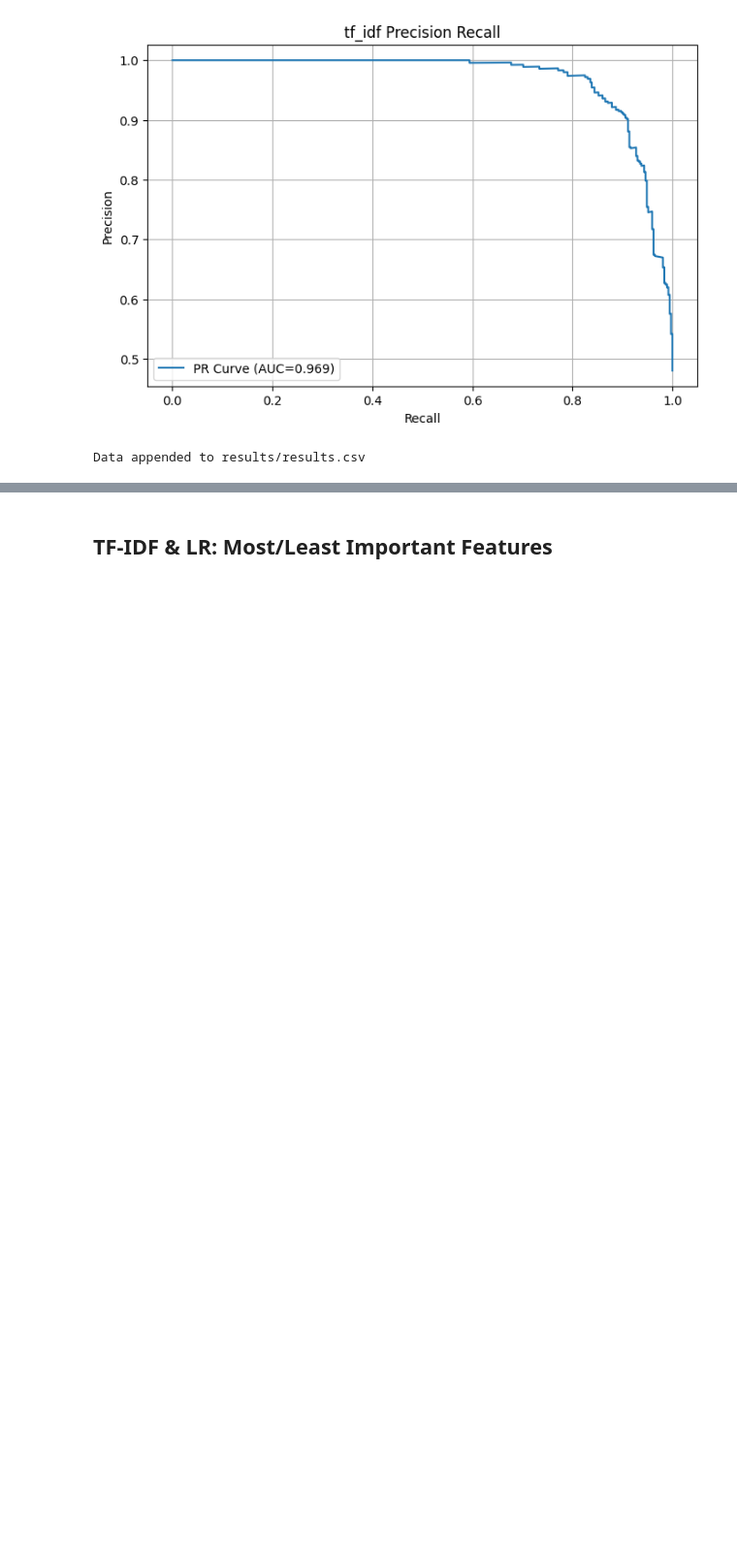
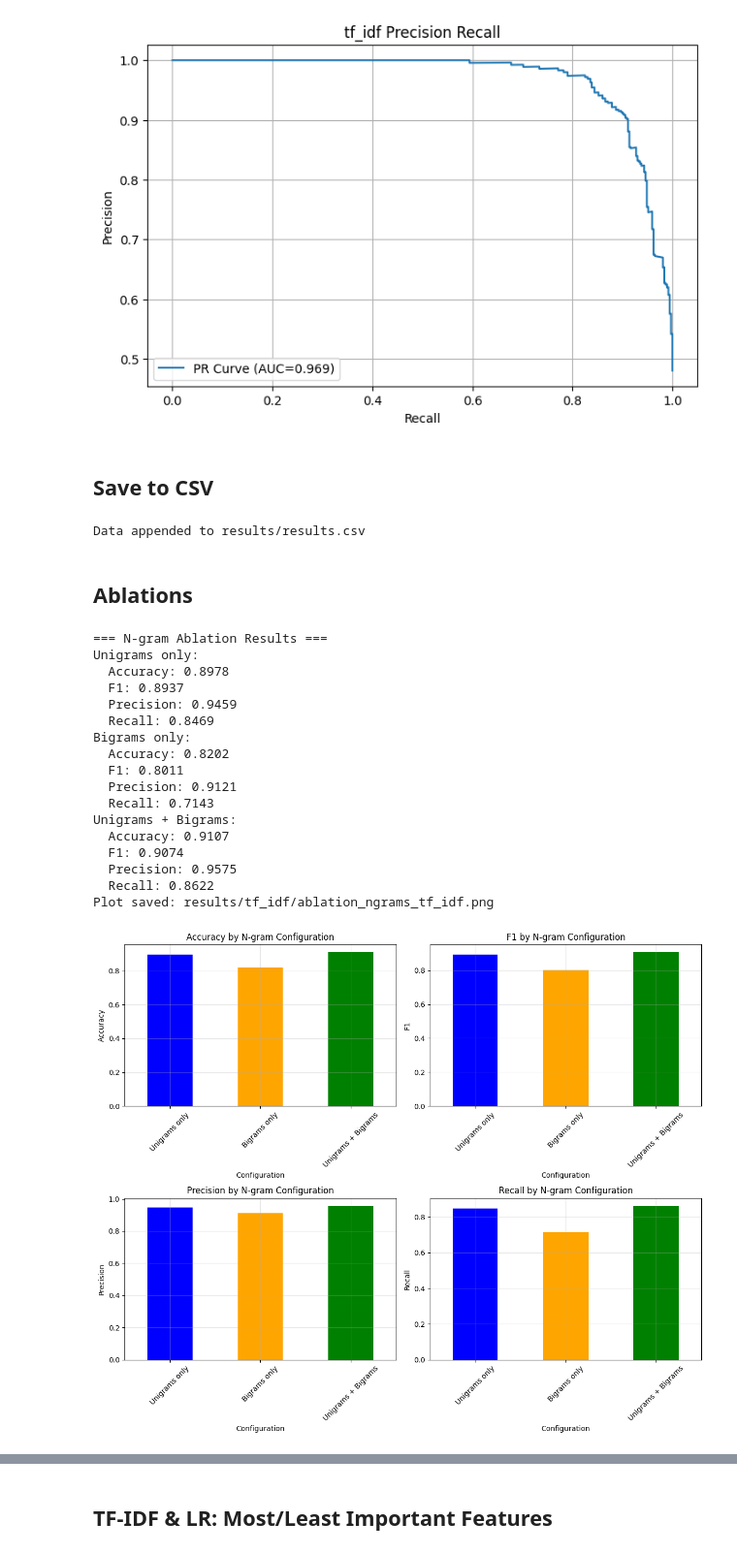
Before and after one commit to GriffinMichalak/nlp-final-project, a Jupyter notebook: tf_idf.ipynb, the cells around one changed output, grey strips where cells are left out. Shown at 97% size. Drawn from its saved outputs; the diff is of its cells as text; code cells hidden in the pictures; blank space fills up the shorter version.

Commit message:
ablations for tf_idf

```diff
--- a/tf_idf.ipynb
+++ b/tf_idf.ipynb
@@ -217,3 +192,5 @@ for min_n, max_n, name in ngram_configs:
+# %% [markdown]
+## Save to CSV
 # %%
 # lastly, save results to csv
 
@@ -223,3 +200,77 @@ row = [MODEL_NAME, precision, recall, f1, accuracy, pr_auc, auc_score]
 helpers.save_to_csv(csv_file_name, row)
 # %% [output]
 Data appended to results/results.csv
+# %% [markdown]
+## Ablations
+# %%
+# ablation
+ngram_configs = [
+    (1, 1, "Unigrams only"),
+    (2, 2, "Bigrams only"),
+    (1, 2, "Unigrams + Bigrams")
+]
+
+results = {}
+for min_n, max_n, name in ngram_configs:
+    model = TfidfVectorizer(max_features=50_000, ngram_range=(min_n, max_n), min_df=2)
+    model.fit(train_text)
+    train_vectors = model.transform(train_text)
+    dev_vectors = model.transform(dev_text)
+
+    lr = LogisticRegression(C=1.0, max_iter=2000, solver='liblinear')
+    lr.fit(train_vectors, train_dep)
+    dev_predictions = lr.predict(dev_vectors)
+
+    results[name] = {
+        'accuracy': accuracy_score(dev_dep, dev_predictions),
+        'f1': f1_score(dev_dep, dev_predictions),
+        'precision': precision_score(dev_dep, dev_predictions),
+        'recall': recall_score(dev_dep, dev_predictions)
+    }
+
+print("=== N-gram Ablation Results ===")
+for name, metrics in results.items():
+    print(f"{name}:")
+    print(f"  Accuracy: {metrics['accuracy']:.4f}")
+    print(f"  F1: {metrics['f1']:.4f}")
+    print(f"  Precision: {metrics['precision']:.4f}")
+    print(f"  Recall: {metrics['recall']:.4f}")
+
+ablation_df = pd.DataFrame(results).T
+ablation_df = ablation_df[['accuracy', 'f1', 'precision', 'recall']]
+
+fig, axes = plt.subplots(2, 2, figsize=(12, 10))
+metrics = ['accuracy', 'f1', 'precision', 'recall']
+for idx, metric in enumerate(metrics):
+    ax = axes[idx // 2, idx % 2]
+    ablation_df[metric].plot(kind='bar', ax=ax, color=['blue', 'orange', 'green'])
+    ax.set_title(f'{metric.capitalize()} by N-gram Configuration')
+    ax.set_ylabel(metric.capitalize())
+    ax.set_xlabel('Configuration')
+    ax.tick_params(axis='x', rotation=45)
+    ax.grid(True, alpha=0.3)
+
+plt.tight_layout()
+file_name = f"results/{MODEL_NAME}/ablation_ngrams_{MODEL_NAME}.png"
+plt.savefig(file_name)
+print(f"Plot saved: {file_name}")
+plt.show()
+# %% [output]
+=== N-gram Ablation Results ===
+Unigrams only:
+  Accuracy: 0.8978
+  F1: 0.8937
+  Precision: 0.9459
+  Recall: 0.8469
+Bigrams only:
+  Accuracy: 0.8202
+  F1: 0.8011
+  Precision: 0.9121
+  Recall: 0.7143
+Unigrams + Bigrams:
+  Accuracy: 0.9107
+  F1: 0.9074
+  Precision: 0.9575
+  Recall: 0.8622
+Plot saved: results/tf_idf/ablation_ngrams_tf_idf.png
+[figure, added]
```
Also changed, not shown: parts of 3 cells of this notebook, 4 other files.
